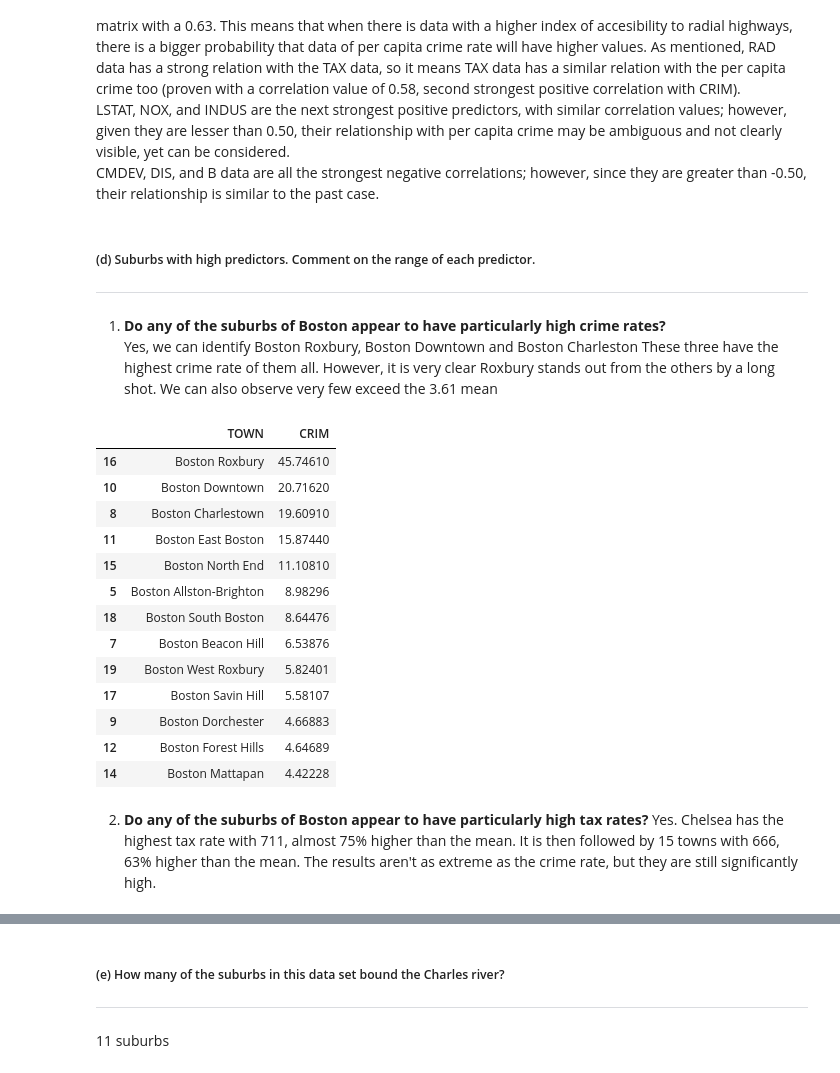
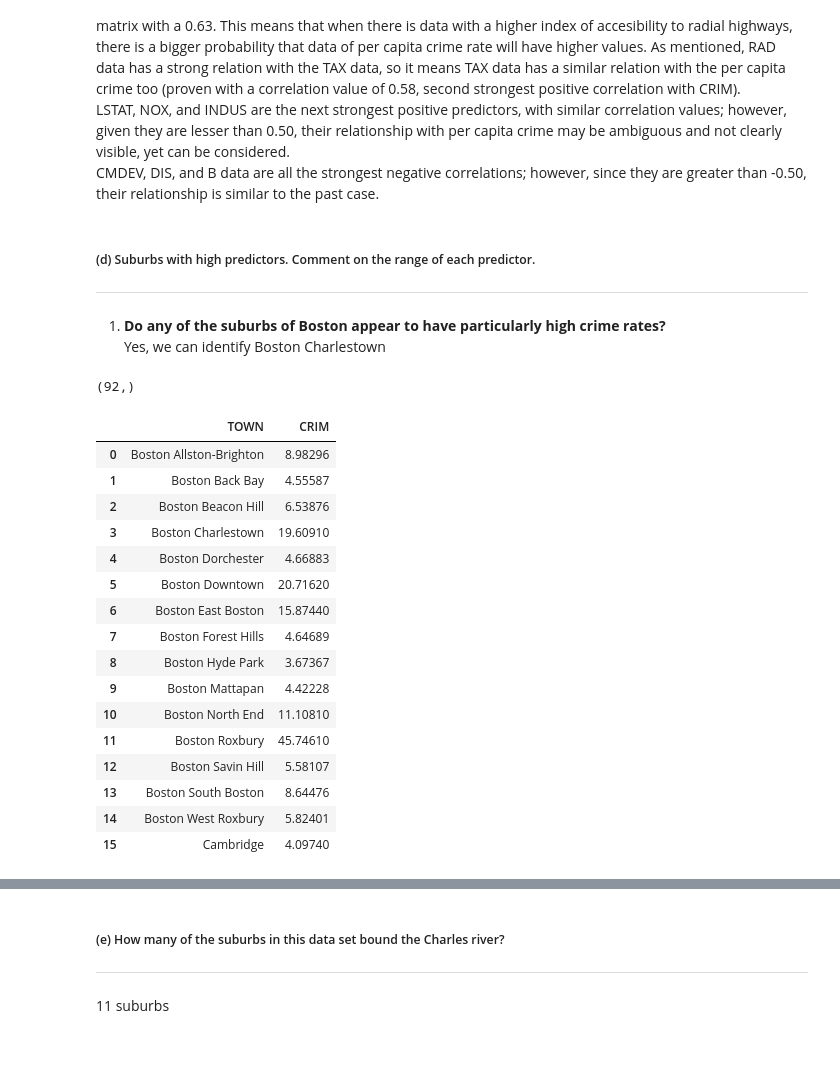
Before and after one commit to MAlejandroVC/Proyecto1, a Jupyter notebook: Project_2/BostonHousing.ipynb, the cells around one changed output, grey strips where cells are left out. Cells and saved outputs as stored; diff of their text form; code cells hidden in the pictures.

```diff
--- a/Project_2/BostonHousing.ipynb
+++ b/Project_2/BostonHousing.ipynb
@@ -180,30 +180,29 @@ CMDEV, DIS, and B data are all the strongest negative correlations; however, sin
 # %% [markdown]
 ##### (d) Suburbs with high predictors. Comment on the range of each predictor.<hr>
 1. **Do any of the suburbs of Boston appear to have particularly high crime rates?**
-Yes, we can identify Boston Roxbury, Boston Downtown and Boston Charleston
-These three have the highest crime rate of them all. However, it is very clear Roxbury stands out from the others by a long shot.
-We can also observe very few exceed the 3.61 mean
+Yes, we can identify Boston Charlestown
+# %%
+boston['TOWN'].unique().shape
+# %% [output]
+(92,)
 # %%
-boston_crime = boston.groupby('TOWN').first().reset_index().sort_values('CRIM', ascending=False)[['TOWN', 'CRIM']]
-boston_crime.loc[boston_crime['CRIM'].astype(float) > 3.61][['TOWN', 'CRIM']]
+boston.loc[boston['CRIM'].astype(float) > 3.6].groupby('TOWN').first().reset_index()[['TOWN', 'CRIM']]
+#boston.loc[boston['CRIM'].astype(float) > 3.6][['TOWN', 'CRIM']]
 # %% [output]
 |  | TOWN | CRIM |
-| 16 | Boston Roxbury | 45.74610 |
-| 10 | Boston Downtown | 20.71620 |
-| 8 | Boston Charlestown | 19.60910 |
-| 11 | Boston East Boston | 15.87440 |
-| 15 | Boston North End | 11.10810 |
-| 5 | Boston Allston-Brighton | 8.98296 |
-| 18 | Boston South Boston | 8.64476 |
-| 7 | Boston Beacon Hill | 6.53876 |
-| 19 | Boston West Roxbury | 5.82401 |
-| 17 | Boston Savin Hill | 5.58107 |
-| 9 | Boston Dorchester | 4.66883 |
-| 12 | Boston Forest Hills | 4.64689 |
-| 14 | Boston Mattapan | 4.42228 |
+| 0 | Boston Allston-Brighton | 8.98296 |
+| 1 | Boston Back Bay | 4.55587 |
+| 2 | Boston Beacon Hill | 6.53876 |
+| 3 | Boston Charlestown | 19.60910 |
+| 4 | Boston Dorchester | 4.66883 |
+| 5 | Boston Downtown | 20.71620 |
+| 6 | Boston East Boston | 15.87440 |
+| 7 | Boston Forest Hills | 4.64689 |
+| 8 | Boston Hyde Park | 3.67367 |
+| 9 | Boston Mattapan | 4.42228 |
+| 10 | Boston North End | 11.10810 |
+| 11 | Boston Roxbury | 45.74610 |
+| 12 | Boston Savin Hill | 5.58107 |
+| 13 | Boston South Boston | 8.64476 |
+| 14 | Boston West Roxbury | 5.82401 |
+| 15 | Cambridge | 4.09740 |
-# %% [markdown]
-
-2. **Do any of the suburbs of Boston appear to have particularly high tax rates?**
-Yes. Chelsea has the highest tax rate with 711, almost 75% higher than the mean.
-It is then followed by 15 towns with 666, 63% higher than the mean.
-The results aren't as extreme as the crime rate, but they are still significantly high.
```
Also changed, not shown: parts of 31 cells of this notebook.
